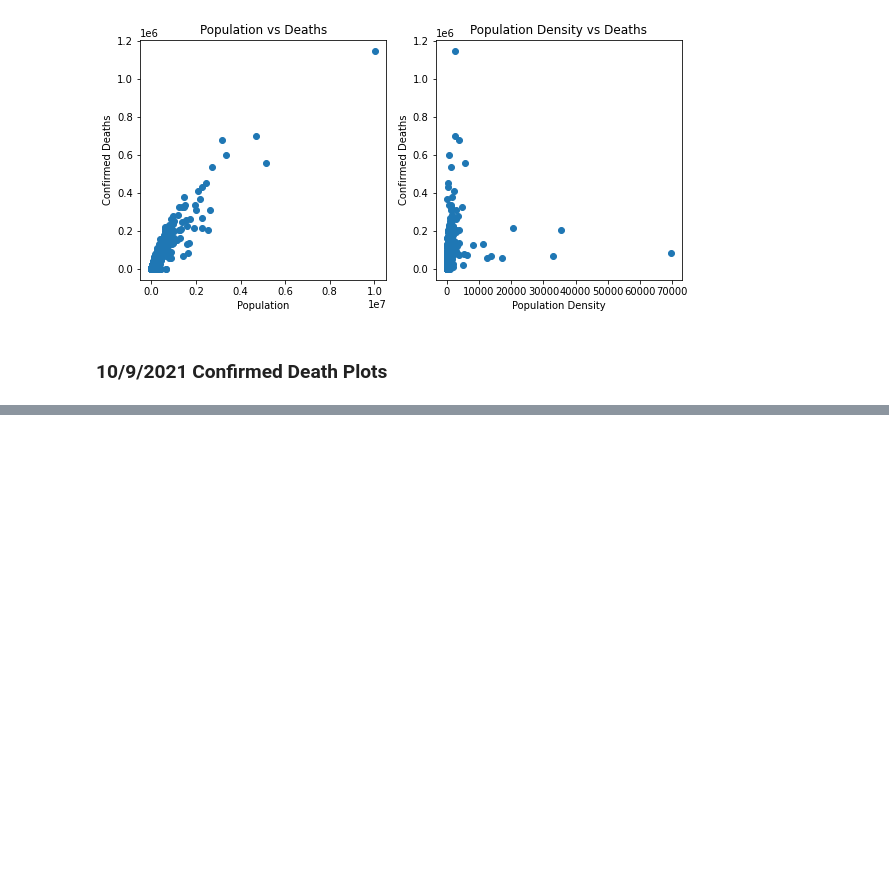
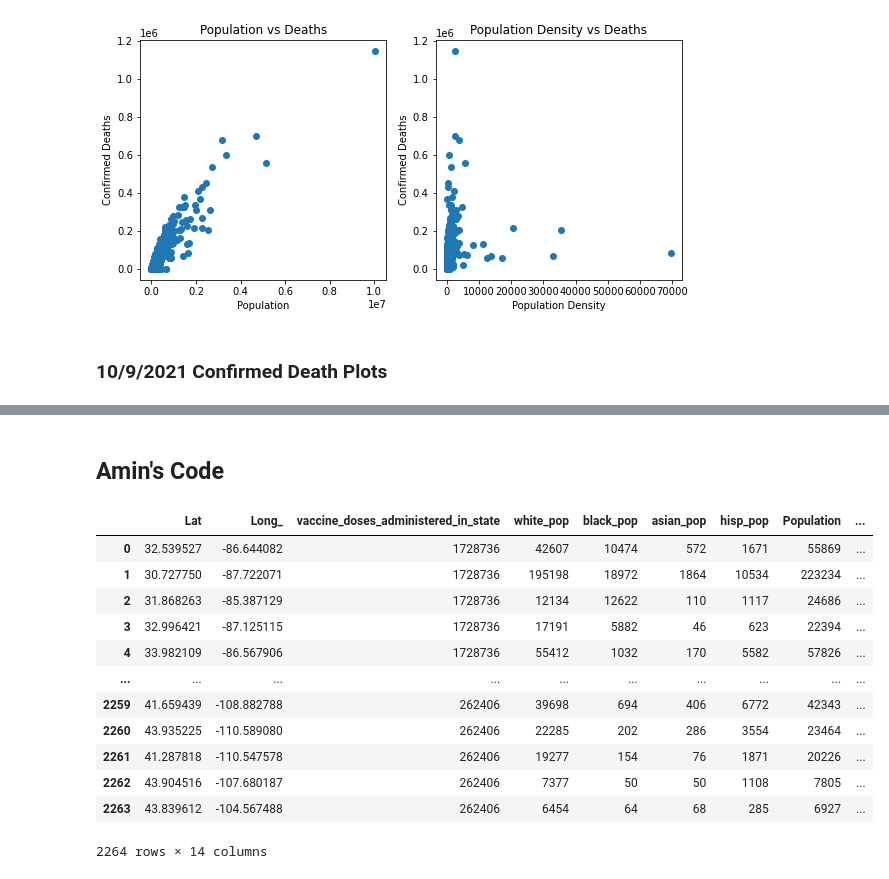
Before and after one commit to henrytan2/ML-Project, a Jupyter notebook: FinalProject.ipynb, the cells around one changed output, grey strips where cells are left out. Drawn from its saved outputs; the diff is of its cells as text; code cells hidden in the pictures; blank space fills up the shorter version.

Commit message:
drop/split

```diff
--- a/FinalProject.ipynb
+++ b/FinalProject.ipynb
@@ -366,0 +367,2 @@ population_density_vs_confirmed_deaths(fig_10_9_2021_confirmed_deaths_2, confirm
+# %% [markdown]
+## Amin's Code
@@ -366,0 +378,20 @@ population_density_vs_confirmed_deaths(fig_10_9_2021_confirmed_deaths_2, confirm
+# %%
+## dropping columns 'FIPS', 'Admin2', 'Province_State']
+temp_confirmed_case_4_1_2021 = confirmed_cases_4_1_2021_df.copy(deep = True)
+drop_col = ['FIPS', 'Admin2', 'Province_State','Combined_Key']
+temp_confirmed_case_4_1_2021_drop = temp_confirmed_case_4_1_2021.drop(drop_col, axis = 1)
+temp_confirmed_case_4_1_2021_drop
+# %% [output]
+|  | Lat | Long_ | vaccine_doses_administered_in_state | white_pop | black_pop | asian_pop | hisp_pop | Population | ... |
+| 0 | 32.539527 | -86.644082 | 1728736 | 42607 | 10474 | 572 | 1671 | 55869 | ... |
+| 1 | 30.727750 | -87.722071 | 1728736 | 195198 | 18972 | 1864 | 10534 | 223234 | ... |
+| 2 | 31.868263 | -85.387129 | 1728736 | 12134 | 12622 | 110 | 1117 | 24686 | ... |
+| 3 | 32.996421 | -87.125115 | 1728736 | 17191 | 5882 | 46 | 623 | 22394 | ... |
+| 4 | 33.982109 | -86.567906 | 1728736 | 55412 | 1032 | 170 | 5582 | 57826 | ... |
+| ... | ... | ... | ... | ... | ... | ... | ... | ... | ... |
+| 2259 | 41.659439 | -108.882788 | 262406 | 39698 | 694 | 406 | 6772 | 42343 | ... |
+| 2260 | 43.935225 | -110.589080 | 262406 | 22285 | 202 | 286 | 3554 | 23464 | ... |
+| 2261 | 41.287818 | -110.547578 | 262406 | 19277 | 154 | 76 | 1871 | 20226 | ... |
+| 2262 | 43.904516 | -107.680187 | 262406 | 7377 | 50 | 50 | 1108 | 7805 | ... |
+| 2263 | 43.839612 | -104.567488 | 262406 | 6454 | 64 | 68 | 285 | 6927 | ... |
+2264 rows × 14 columns
```
Also changed, not shown: parts of 17 cells of this notebook, 5 other files.
